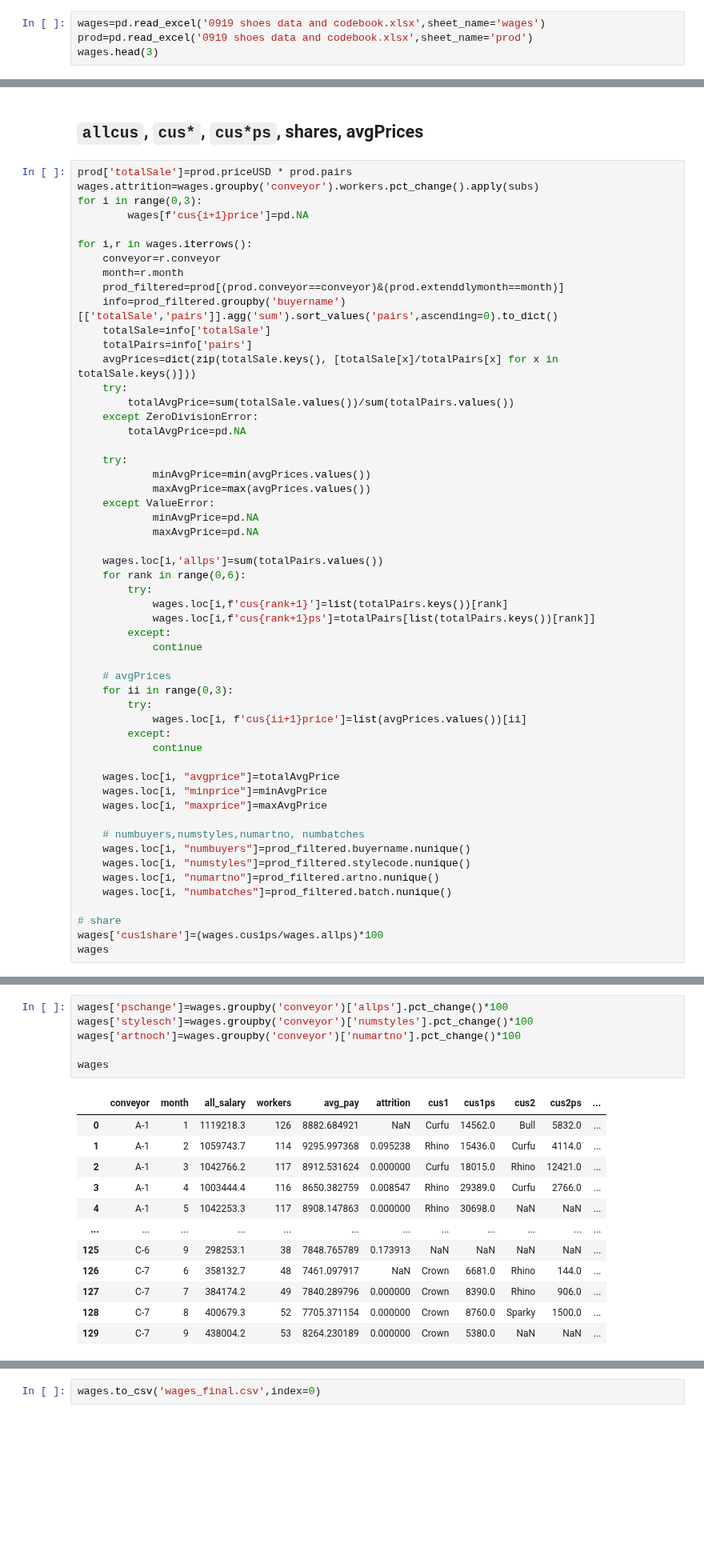
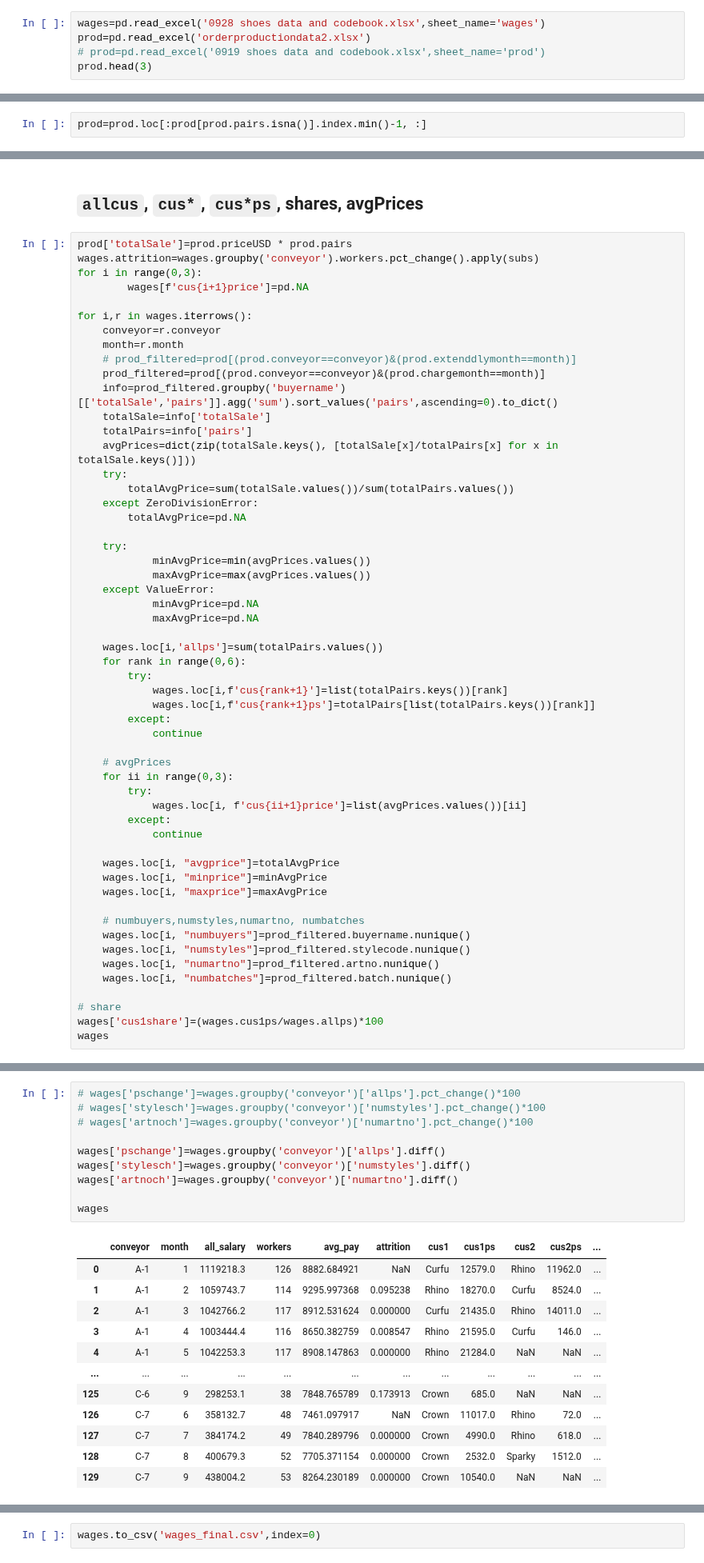
Before and after one commit to xolyn/labor_audit, a Jupyter notebook: LingyuZhou/FA24/shoeData/analysis.ipynb, the cells around one changed output, grey strips where cells are left out. Shown at 80% size. Saved outputs shown, nothing was run; the diff lists cells and outputs as text; blank space fills up the shorter version.

Commit message:
diff code

```diff
--- a/LingyuZhou/FA24/shoeData/analysis.ipynb
+++ b/LingyuZhou/FA24/shoeData/analysis.ipynb
@@ -12,7 +14,8 @@ def subs(x):
     else:
         return x
 # %%
-wages=pd.read_excel('0919 shoes data and codebook.xlsx',sheet_name='wages')
-prod=pd.read_excel('0919 shoes data and codebook.xlsx',sheet_name='prod')
-wages.head(3)
+wages=pd.read_excel('0928 shoes data and codebook.xlsx',sheet_name='wages')
+prod=pd.read_excel('orderproductiondata2.xlsx')
+# prod=pd.read_excel('0919 shoes data and codebook.xlsx',sheet_name='prod')
+prod.head(3)
 # %% [output]
@@ -22,0 +27,2 @@ wages.head(3)
+# %%
+prod=prod.loc[:prod[prod.pairs.isna()].index.min()-1, :]
@@ -33,7 +53,8 @@ for i in range(0,3):
 for i,r in wages.iterrows():
     conveyor=r.conveyor
     month=r.month
-    prod_filtered=prod[(prod.conveyor==conveyor)&(prod.extenddlymonth==month)]
+    # prod_filtered=prod[(prod.conveyor==conveyor)&(prod.extenddlymonth==month)]
+    prod_filtered=prod[(prod.conveyor==conveyor)&(prod.chargemonth==month)]
     info=prod_filtered.groupby('buyername')[['totalSale','pairs']].agg('sum').sort_values('pairs',ascending=0).to_dict()
     totalSale=info['totalSale']
     totalPairs=info['pairs']
@@ -103,22 +118,26 @@ wages[wages.cus1ps==30698]
 # %%
-wages['pschange']=wages.groupby('conveyor')['allps'].pct_change()*100
-wages['stylesch']=wages.groupby('conveyor')['numstyles'].pct_change()*100
-wages['artnoch']=wages.groupby('conveyor')['numartno'].pct_change()*100
+# wages['pschange']=wages.groupby('conveyor')['allps'].pct_change()*100
+# wages['stylesch']=wages.groupby('conveyor')['numstyles'].pct_change()*100
+# wages['artnoch']=wages.groupby('conveyor')['numartno'].pct_change()*100
+
+wages['pschange']=wages.groupby('conveyor')['allps'].diff()
+wages['stylesch']=wages.groupby('conveyor')['numstyles'].diff()
+wages['artnoch']=wages.groupby('conveyor')['numartno'].diff()
 
 wages
 # %% [output]
 |  | conveyor | month | all_salary | workers | avg_pay | attrition | cus1 | cus1ps | cus2 | cus2ps | ... |
-| 0 | A-1 | 1 | 1119218.3 | 126 | 8882.684921 | NaN | Curfu | 14562.0 | Bull | 5832.0 | ... |
-| 1 | A-1 | 2 | 1059743.7 | 114 | 9295.997368 | 0.095238 | Rhino | 15436.0 | Curfu | 4114.0 | ... |
-| 2 | A-1 | 3 | 1042766.2 | 117 | 8912.531624 | 0.000000 | Curfu | 18015.0 | Rhino | 12421.0 | ... |
-| 3 | A-1 | 4 | 1003444.4 | 116 | 8650.382759 | 0.008547 | Rhino | 29389.0 | Curfu | 2766.0 | ... |
-| 4 | A-1 | 5 | 1042253.3 | 117 | 8908.147863 | 0.000000 | Rhino | 30698.0 | NaN | NaN | ... |
+| 0 | A-1 | 1 | 1119218.3 | 126 | 8882.684921 | NaN | Curfu | 12579.0 | Rhino | 11962.0 | ... |
+| 1 | A-1 | 2 | 1059743.7 | 114 | 9295.997368 | 0.095238 | Rhino | 18270.0 | Curfu | 8524.0 | ... |
+| 2 | A-1 | 3 | 1042766.2 | 117 | 8912.531624 | 0.000000 | Curfu | 21435.0 | Rhino | 14011.0 | ... |
+| 3 | A-1 | 4 | 1003444.4 | 116 | 8650.382759 | 0.008547 | Rhino | 21595.0 | Curfu | 146.0 | ... |
+| 4 | A-1 | 5 | 1042253.3 | 117 | 8908.147863 | 0.000000 | Rhino | 21284.0 | NaN | NaN | ... |
 | ... | ... | ... | ... | ... | ... | ... | ... | ... | ... | ... | ... |
-| 125 | C-6 | 9 | 298253.1 | 38 | 7848.765789 | 0.173913 | NaN | NaN | NaN | NaN | ... |
-| 126 | C-7 | 6 | 358132.7 | 48 | 7461.097917 | NaN | Crown | 6681.0 | Rhino | 144.0 | ... |
-| 127 | C-7 | 7 | 384174.2 | 49 | 7840.289796 | 0.000000 | Crown | 8390.0 | Rhino | 906.0 | ... |
-| 128 | C-7 | 8 | 400679.3 | 52 | 7705.371154 | 0.000000 | Crown | 8760.0 | Sparky | 1500.0 | ... |
-| 129 | C-7 | 9 | 438004.2 | 53 | 8264.230189 | 0.000000 | Crown | 5380.0 | NaN | NaN | ... |
+| 125 | C-6 | 9 | 298253.1 | 38 | 7848.765789 | 0.173913 | Crown | 685.0 | NaN | NaN | ... |
+| 126 | C-7 | 6 | 358132.7 | 48 | 7461.097917 | NaN | Crown | 11017.0 | Rhino | 72.0 | ... |
+| 127 | C-7 | 7 | 384174.2 | 49 | 7840.289796 | 0.000000 | Crown | 4990.0 | Rhino | 618.0 | ... |
+| 128 | C-7 | 8 | 400679.3 | 52 | 7705.371154 | 0.000000 | Crown | 2532.0 | Sparky | 1512.0 | ... |
+| 129 | C-7 | 9 | 438004.2 | 53 | 8264.230189 | 0.000000 | Crown | 10540.0 | NaN | NaN | ... |
 130 rows × 33 columns
 # %% [markdown]
 ## export
```
Also changed, not shown: parts of 9 cells of this notebook, 5 other files.
